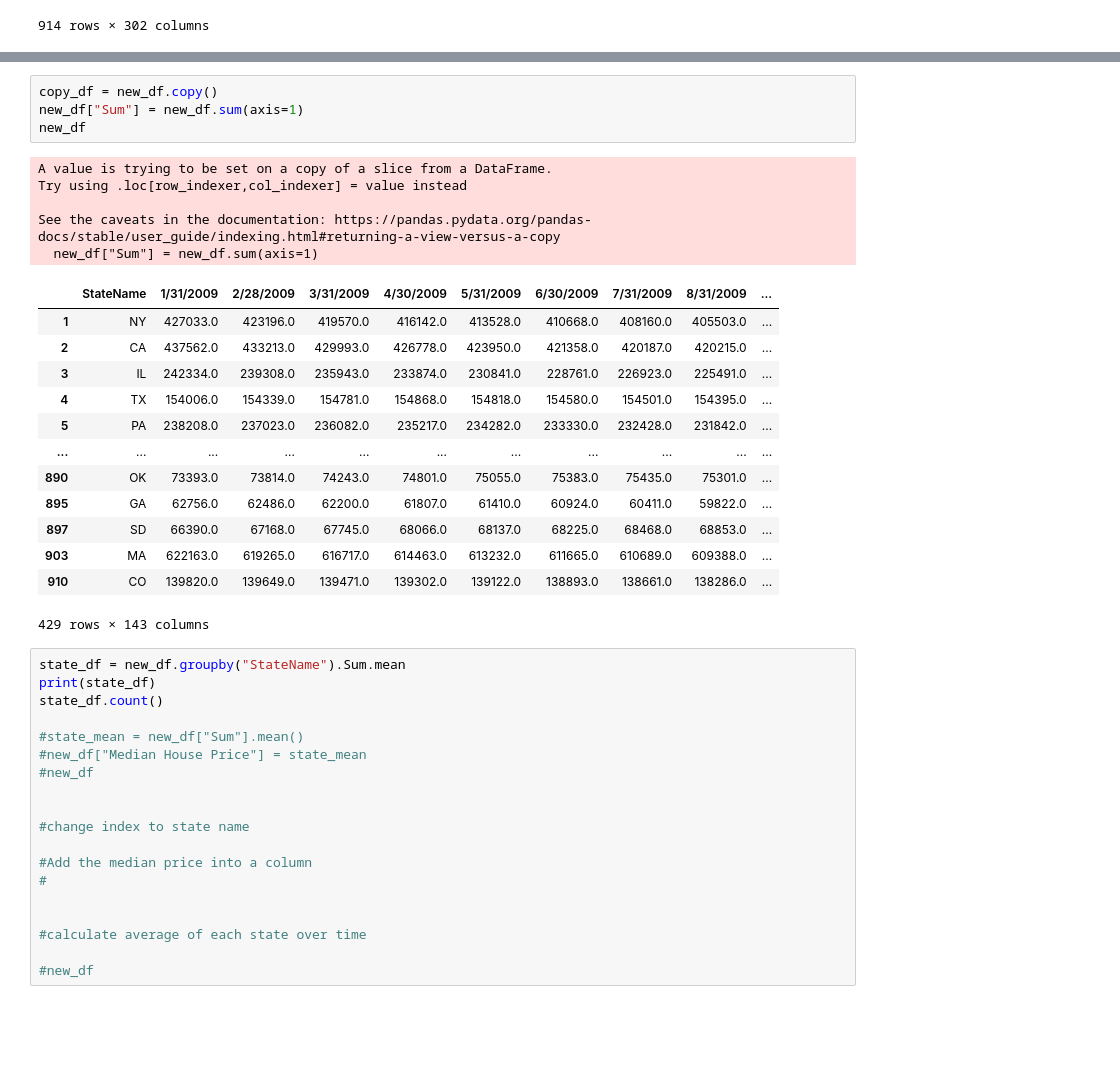
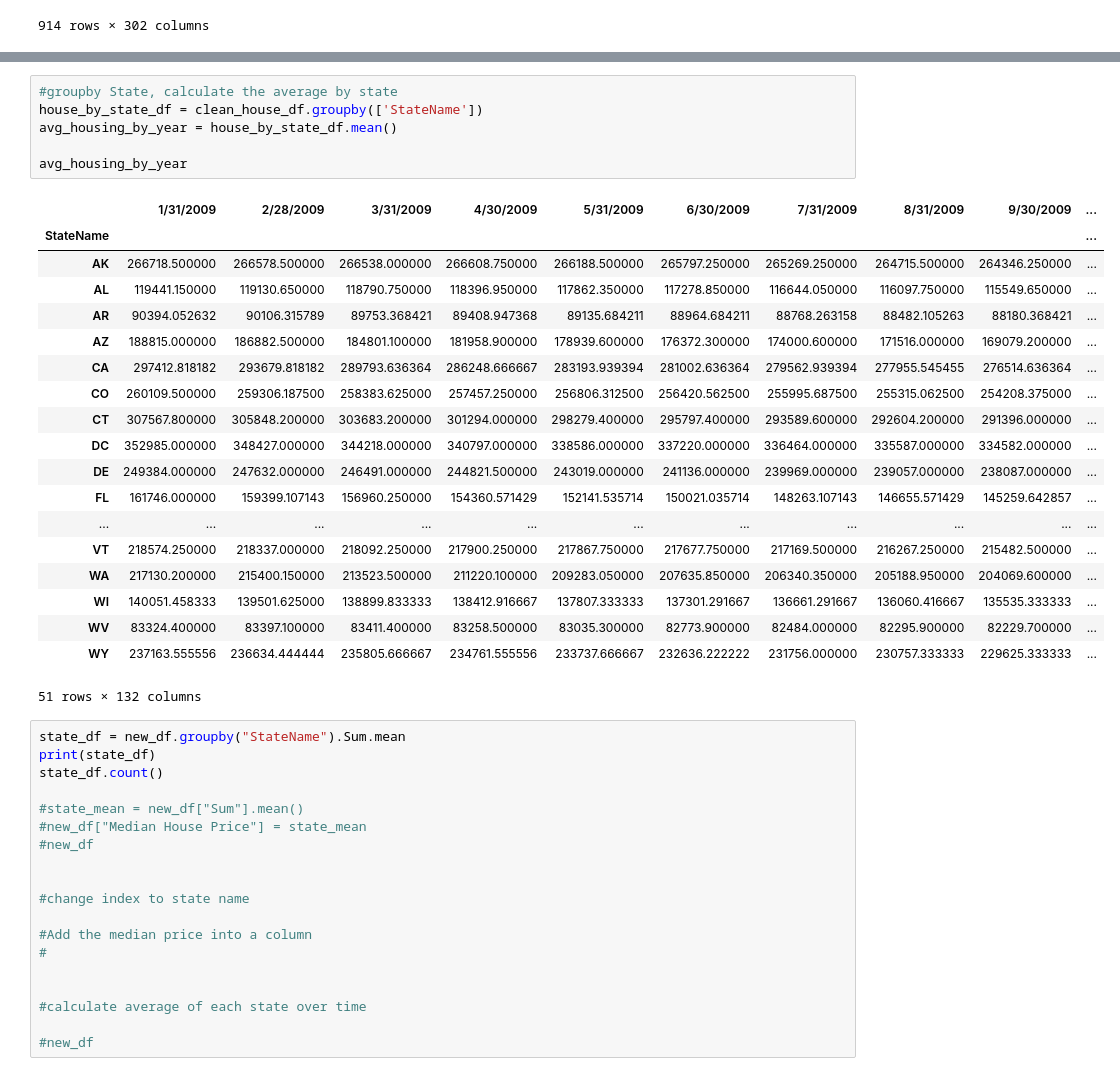
Before and after one commit to josh-acampado/dumbledores_platoon, a Jupyter notebook: Zillow_Housing_Data.ipynb, the cells around one changed output, grey strips where cells are left out. Saved outputs shown, nothing was run; the diff lists cells and outputs as text; blank space fills up the shorter version.

Commit message:
Reworking code for Zillow Housing Data

```diff
--- a/Zillow_Housing_Data.ipynb
+++ b/Zillow_Housing_Data.ipynb
@@ -71,26 +63,29 @@ new_df
-# %%
-copy_df = new_df.copy()
-new_df["Sum"] = new_df.sum(axis=1)
-new_df
-# %% [output]
-A value is trying to be set on a copy of a slice from a DataFrame.
-Try using .loc[row_indexer,col_indexer] = value instead
-
-See the caveats in the documentation: https://pandas.pydata.org/pandas-docs/stable/user_guide/indexing.html#returning-a-view-versus-a-copy
-  new_df["Sum"] = new_df.sum(axis=1)
-|  | StateName | 1/31/2009 | 2/28/2009 | 3/31/2009 | 4/30/2009 | 5/31/2009 | 6/30/2009 | 7/31/2009 | 8/31/2009 | ... |
-| 1 | NY | 427033.0 | 423196.0 | 419570.0 | 416142.0 | 413528.0 | 410668.0 | 408160.0 | 405503.0 | ... |
-| 2 | CA | 437562.0 | 433213.0 | 429993.0 | 426778.0 | 423950.0 | 421358.0 | 420187.0 | 420215.0 | ... |
-| 3 | IL | 242334.0 | 239308.0 | 235943.0 | 233874.0 | 230841.0 | 228761.0 | 226923.0 | 225491.0 | ... |
-| 4 | TX | 154006.0 | 154339.0 | 154781.0 | 154868.0 | 154818.0 | 154580.0 | 154501.0 | 154395.0 | ... |
-| 5 | PA | 238208.0 | 237023.0 | 236082.0 | 235217.0 | 234282.0 | 233330.0 | 232428.0 | 231842.0 | ... |
-| ... | ... | ... | ... | ... | ... | ... | ... | ... | ... | ... |
-| 890 | OK | 73393.0 | 73814.0 | 74243.0 | 74801.0 | 75055.0 | 75383.0 | 75435.0 | 75301.0 | ... |
-| 895 | GA | 62756.0 | 62486.0 | 62200.0 | 61807.0 | 61410.0 | 60924.0 | 60411.0 | 59822.0 | ... |
-| 897 | SD | 66390.0 | 67168.0 | 67745.0 | 68066.0 | 68137.0 | 68225.0 | 68468.0 | 68853.0 | ... |
-| 903 | MA | 622163.0 | 619265.0 | 616717.0 | 614463.0 | 613232.0 | 611665.0 | 610689.0 | 609388.0 | ... |
-| 910 | CO | 139820.0 | 139649.0 | 139471.0 | 139302.0 | 139122.0 | 138893.0 | 138661.0 | 138286.0 | ... |
-429 rows × 143 columns
+# %%
+#groupby State, calculate the average by state
+house_by_state_df = clean_house_df.groupby(['StateName'])
+avg_housing_by_year = house_by_state_df.mean()
+
+avg_housing_by_year
+# %% [output]
+|  | 1/31/2009 | 2/28/2009 | 3/31/2009 | 4/30/2009 | 5/31/2009 | 6/30/2009 | 7/31/2009 | 8/31/2009 | 9/30/2009 | ... |
+| StateName |  |  |  |  |  |  |  |  |  | ... |
+| AK | 266718.500000 | 266578.500000 | 266538.000000 | 266608.750000 | 266188.500000 | 265797.250000 | 265269.250000 | 264715.500000 | 264346.250000 | ... |
+| AL | 119441.150000 | 119130.650000 | 118790.750000 | 118396.950000 | 117862.350000 | 117278.850000 | 116644.050000 | 116097.750000 | 115549.650000 | ... |
+| AR | 90394.052632 | 90106.315789 | 89753.368421 | 89408.947368 | 89135.684211 | 88964.684211 | 88768.263158 | 88482.105263 | 88180.368421 | ... |
+| AZ | 188815.000000 | 186882.500000 | 184801.100000 | 181958.900000 | 178939.600000 | 176372.300000 | 174000.600000 | 171516.000000 | 169079.200000 | ... |
+| CA | 297412.818182 | 293679.818182 | 289793.636364 | 286248.666667 | 283193.939394 | 281002.636364 | 279562.939394 | 277955.545455 | 276514.636364 | ... |
+| CO | 260109.500000 | 259306.187500 | 258383.625000 | 257457.250000 | 256806.312500 | 256420.562500 | 255995.687500 | 255315.062500 | 254208.375000 | ... |
+| CT | 307567.800000 | 305848.200000 | 303683.200000 | 301294.000000 | 298279.400000 | 295797.400000 | 293589.600000 | 292604.200000 | 291396.000000 | ... |
+| DC | 352985.000000 | 348427.000000 | 344218.000000 | 340797.000000 | 338586.000000 | 337220.000000 | 336464.000000 | 335587.000000 | 334582.000000 | ... |
+| DE | 249384.000000 | 247632.000000 | 246491.000000 | 244821.500000 | 243019.000000 | 241136.000000 | 239969.000000 | 239057.000000 | 238087.000000 | ... |
+| FL | 161746.000000 | 159399.107143 | 156960.250000 | 154360.571429 | 152141.535714 | 150021.035714 | 148263.107143 | 146655.571429 | 145259.642857 | ... |
+| ... | ... | ... | ... | ... | ... | ... | ... | ... | ... | ... |
+| VT | 218574.250000 | 218337.000000 | 218092.250000 | 217900.250000 | 217867.750000 | 217677.750000 | 217169.500000 | 216267.250000 | 215482.500000 | ... |
+| WA | 217130.200000 | 215400.150000 | 213523.500000 | 211220.100000 | 209283.050000 | 207635.850000 | 206340.350000 | 205188.950000 | 204069.600000 | ... |
+| WI | 140051.458333 | 139501.625000 | 138899.833333 | 138412.916667 | 137807.333333 | 137301.291667 | 136661.291667 | 136060.416667 | 135535.333333 | ... |
+| WV | 83324.400000 | 83397.100000 | 83411.400000 | 83258.500000 | 83035.300000 | 82773.900000 | 82484.000000 | 82295.900000 | 82229.700000 | ... |
+| WY | 237163.555556 | 236634.444444 | 235805.666667 | 234761.555556 | 233737.666667 | 232636.222222 | 231756.000000 | 230757.333333 | 229625.333333 | ... |
+51 rows × 132 columns
 # %%
 state_df = new_df.groupby("StateName").Sum.mean
 print(state_df)
```
Also changed, not shown: parts of 1 cell of this notebook.
